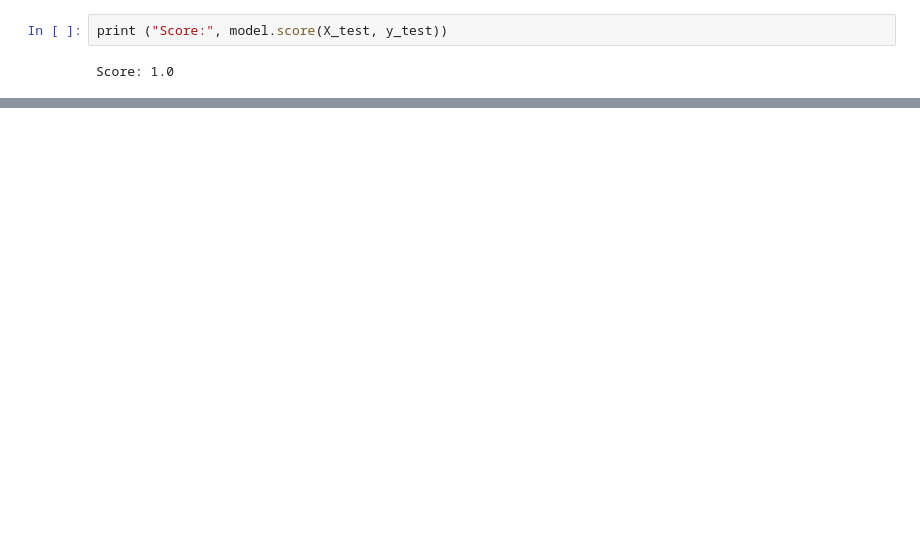
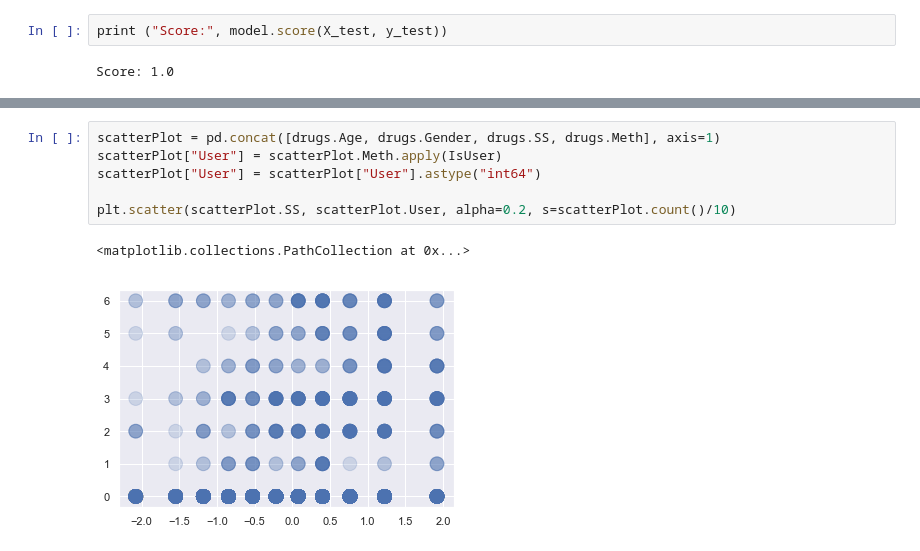
Before and after one commit to FearlessClock/PythonDataAnalyste, a Jupyter notebook: Drug consumption.ipynb, the cells around one changed output, grey strips where cells are left out. Cells and saved outputs as stored; diff of their text form; blank space fills up the shorter version.

```diff
--- a/Drug consumption.ipynb
+++ b/Drug consumption.ipynb
@@ -498,0 +594,9 @@ array([3.00000000e+00, 1.05364834e-16, 1.60841843e-16, 3.00000000e+00,
+# %%
+scatterPlot = pd.concat([drugs.Age, drugs.Gender, drugs.SS, drugs.Meth], axis=1)
+scatterPlot["User"] = scatterPlot.Meth.apply(IsUser)
+scatterPlot["User"] = scatterPlot["User"].astype("int64")
+
+plt.scatter(scatterPlot.SS, scatterPlot.User, alpha=0.2, s=scatterPlot.count()/10)
+# %% [output]
+<matplotlib.collections.PathCollection at 0x...>
+[figure, added]
```
Also changed, not shown: parts of 22 cells of this notebook.
